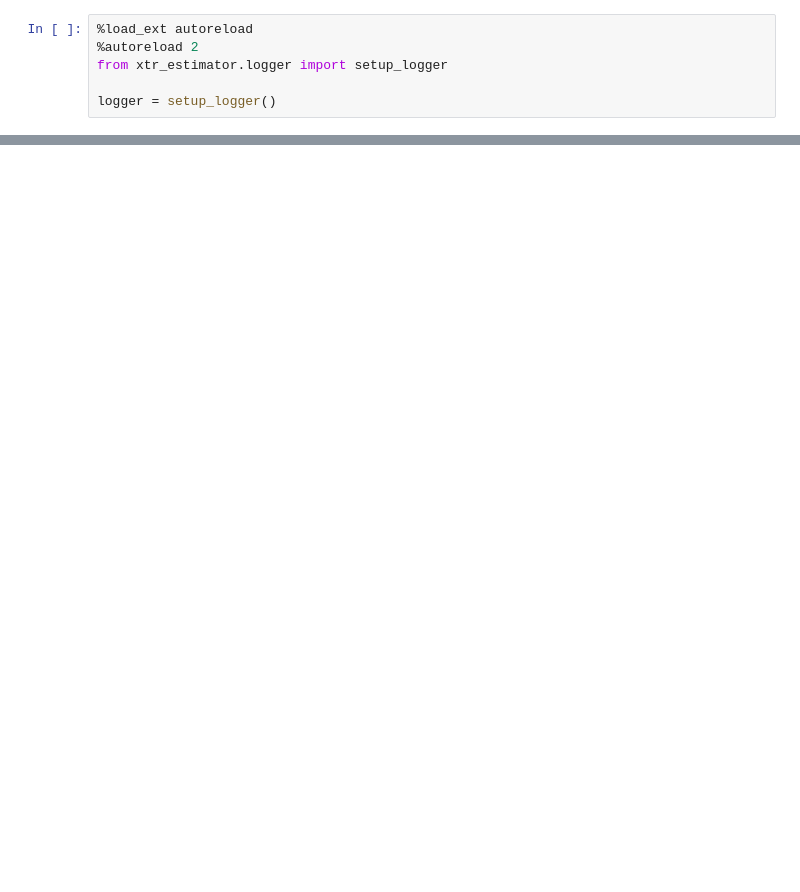
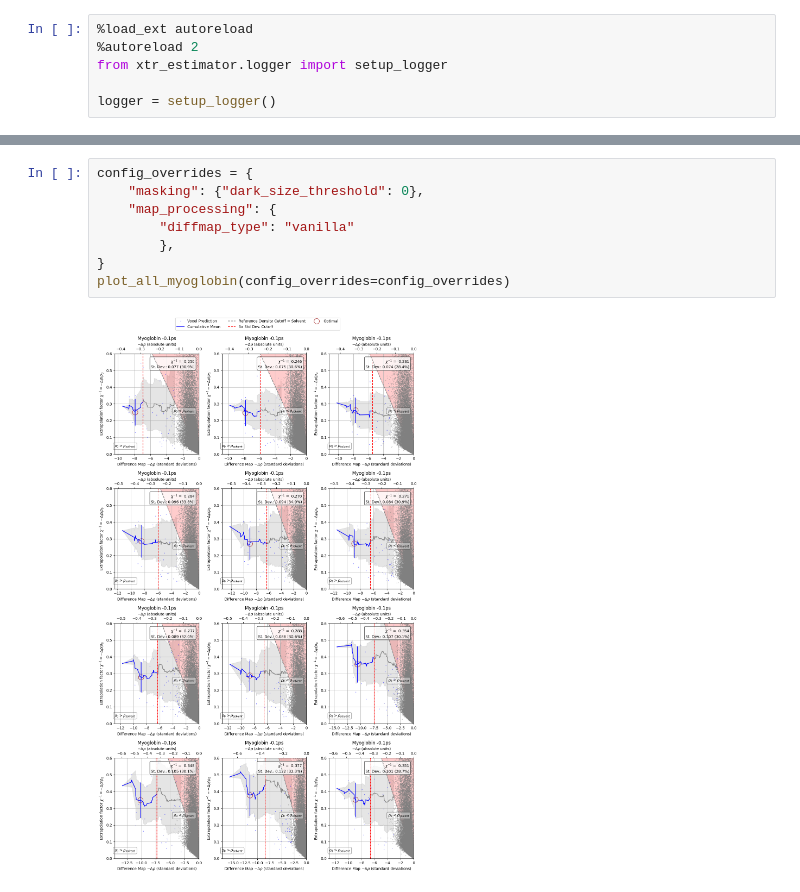
Before and after one commit to cvazz/xtr-estimator, a Jupyter notebook: examples/notebooks/understand_myoglobin.ipynb, the cells around one changed output, grey strips where cells are left out. Saved outputs shown, nothing was run; the diff lists cells and outputs as text; blank space fills up the shorter version.

```diff
--- a/examples/notebooks/understand_myoglobin.ipynb
+++ b/examples/notebooks/understand_myoglobin.ipynb
@@ -150,0 +125,10 @@ plt.tight_layout()
+# %%
+config_overrides = {
+    "masking": {"dark_size_threshold": 0},
+    "map_processing": {
+        "diffmap_type": "vanilla"
+        },
+}
+plot_all_myoglobin(config_overrides=config_overrides)
+# %% [output]
+[figure, added]
```
Also changed, not shown: parts of 7 cells of this notebook, 5 other files.
